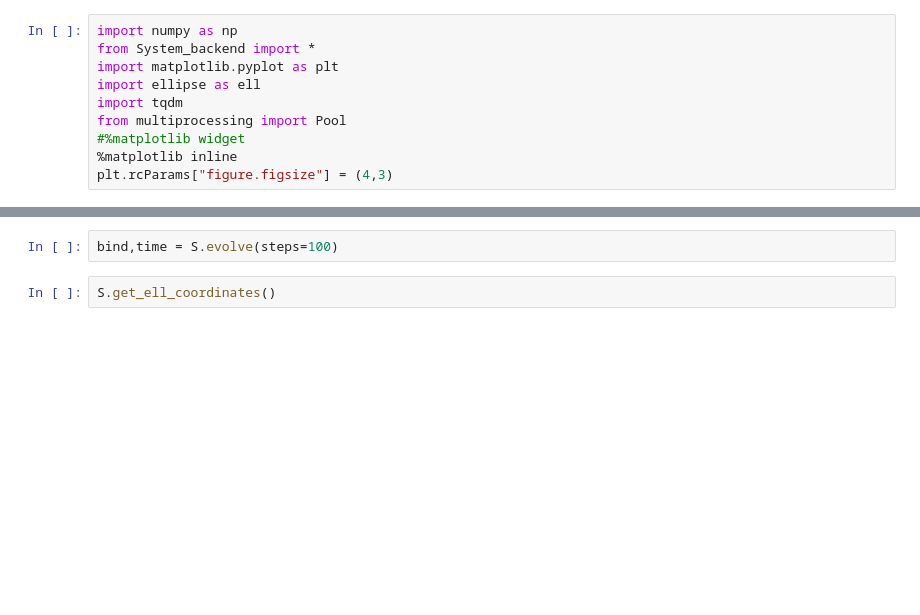
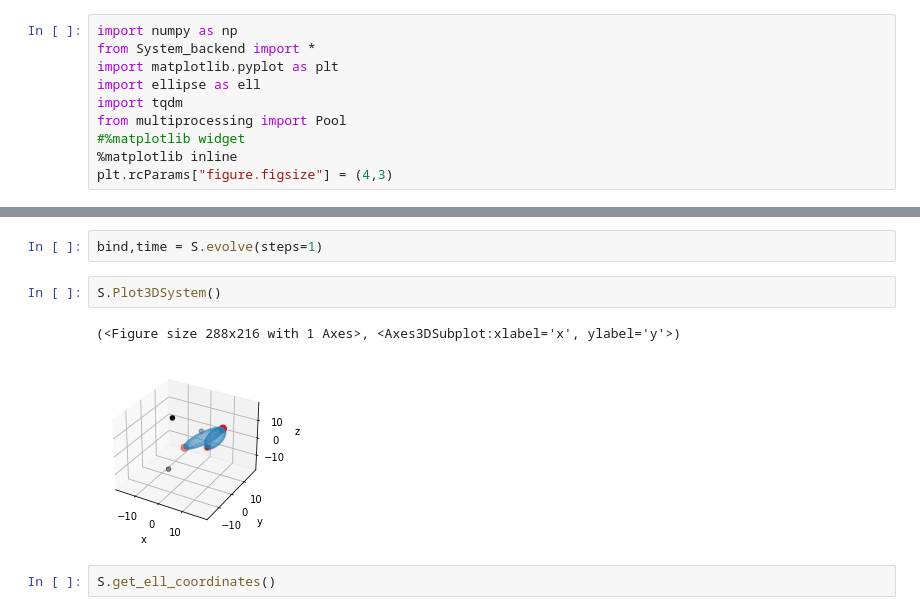
Before and after one commit to HugoLeRoy94/Aging_Condensate, a Jupyter notebook: System_backend/Test_backend.ipynb, the cells around one changed output, grey strips where cells are left out. Saved outputs shown, nothing was run; the diff lists cells and outputs as text; blank space fills up the shorter version.

```diff
--- a/System_backend/Test_backend.ipynb
+++ b/System_backend/Test_backend.ipynb
@@ -27,5 +27,10 @@ S.Plot3DSystem()
 # %%
-bind,time = S.evolve(steps=100)
+bind,time = S.evolve(steps=1)
+# %%
+S.Plot3DSystem()
+# %% [output]
+(<Figure size 288x216 with 1 Axes>, <Axes3DSubplot:xlabel='x', ylabel='y'>)
+[figure, added]
 # %%
 S.get_ell_coordinates()
 # %% [output]
```
Also changed, not shown: parts of 2 cells of this notebook, 14 other files.
